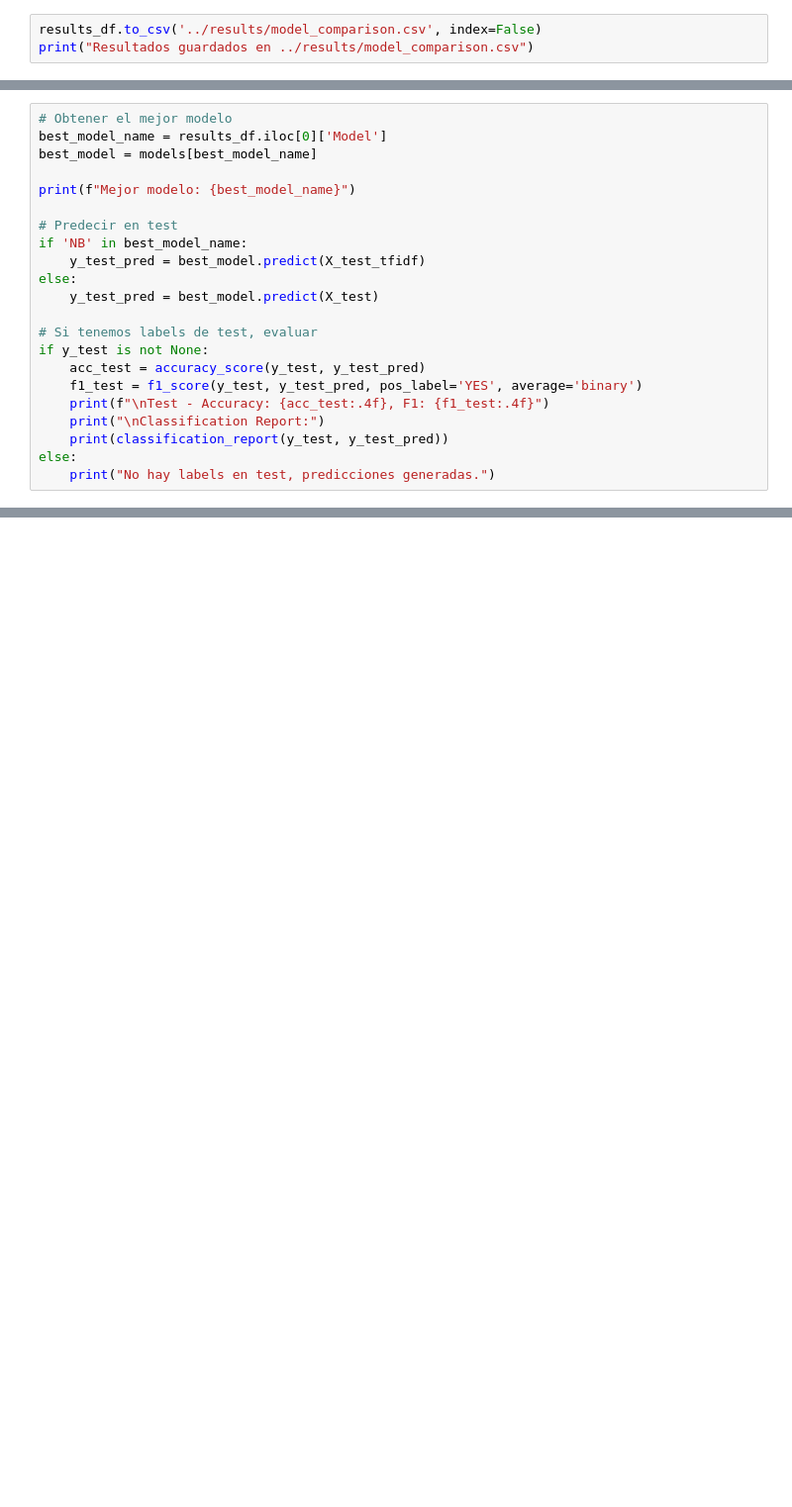
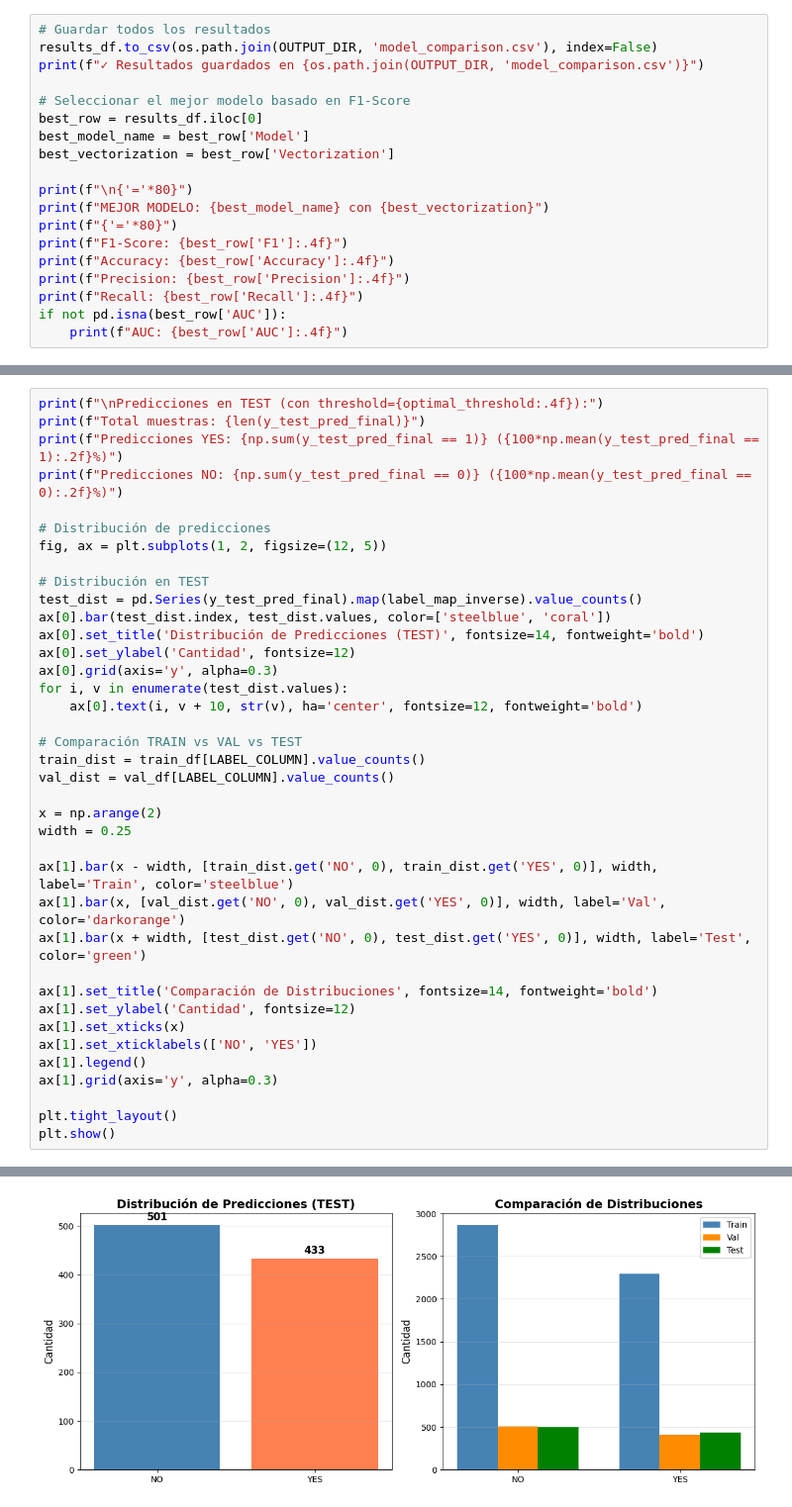
Before and after one commit to STOSKR/Master-IA-ALC, a Jupyter notebook: lab1/notebooks/03_model_comparison.ipynb, the cells around one changed output, grey strips where cells are left out. Shown at 99% size. Saved outputs shown, nothing was run; the diff lists cells and outputs as text; blank space fills up the shorter version.

```diff
--- a/lab1/notebooks/03_model_comparison.ipynb
+++ b/lab1/notebooks/03_model_comparison.ipynb
@@ -231,3 +585,19 @@ plt.show()
 # %%
-results_df.to_csv('../results/model_comparison.csv', index=False)
-print("Resultados guardados en ../results/model_comparison.csv")
+# Guardar todos los resultados
+results_df.to_csv(os.path.join(OUTPUT_DIR, 'model_comparison.csv'), index=False)
+print(f"✓ Resultados guardados en {os.path.join(OUTPUT_DIR, 'model_comparison.csv')}")
+
+# Seleccionar el mejor modelo basado en F1-Score
+best_row = results_df.iloc[0]
+best_model_name = best_row['Model']
+best_vectorization = best_row['Vectorization']
+
+print(f"\n{'='*80}")
+print(f"MEJOR MODELO: {best_model_name} con {best_vectorization}")
+print(f"{'='*80}")
+print(f"F1-Score: {best_row['F1']:.4f}")
+print(f"Accuracy: {best_row['Accuracy']:.4f}")
+print(f"Precision: {best_row['Precision']:.4f}")
+print(f"Recall: {best_row['Recall']:.4f}")
+if not pd.isna(best_row['AUC']):
+    print(f"AUC: {best_row['AUC']:.4f}")
@@ -236,22 +839,39 @@ print("Resultados guardados en ../results/model_comparison.csv")
 # %%
-# Obtener el mejor modelo
-best_model_name = results_df.iloc[0]['Model']
-best_model = models[best_model_name]
+print(f"\nPredicciones en TEST (con threshold={optimal_threshold:.4f}):")
+print(f"Total muestras: {len(y_test_pred_final)}")
+print(f"Predicciones YES: {np.sum(y_test_pred_final == 1)} ({100*np.mean(y_test_pred_final == 1):.2f}%)")
+print(f"Predicciones NO: {np.sum(y_test_pred_final == 0)} ({100*np.mean(y_test_pred_final == 0):.2f}%)")
 
-print(f"Mejor modelo: {best_model_name}")
+# Distribución de predicciones
+fig, ax = plt.subplots(1, 2, figsize=(12, 5))
 
-# Predecir en test
-if 'NB' in best_model_name:
-    y_test_pred = best_model.predict(X_test_tfidf)
-else:
-    y_test_pred = best_model.predict(X_test)
+# Distribución en TEST
+test_dist = pd.Series(y_test_pred_final).map(label_map_inverse).value_counts()
+ax[0].bar(test_dist.index, test_dist.values, color=['steelblue', 'coral'])
+ax[0].set_title('Distribución de Predicciones (TEST)', fontsize=14, fontweight='bold')
+ax[0].set_ylabel('Cantidad', fontsize=12)
+ax[0].grid(axis='y', alpha=0.3)
+for i, v in enumerate(test_dist.values):
+    ax[0].text(i, v + 10, str(v), ha='center', fontsize=12, fontweight='bold')
 
-# Si tenemos labels de test, evaluar
-if y_test is not None:
-    acc_test = accuracy_score(y_test, y_test_pred)
-    f1_test = f1_score(y_test, y_test_pred, pos_label='YES', average='binary')
-    print(f"\nTest - Accuracy: {acc_test:.4f}, F1: {f1_test:.4f}")
-    print("\nClassification Report:")
-    print(classification_report(y_test, y_test_pred))
-else:
-    print("No hay labels en test, predicciones generadas.")
+# Comparación TRAIN vs VAL vs TEST
+train_dist = train_df[LABEL_COLUMN].value_counts()
+val_dist = val_df[LABEL_COLUMN].value_counts()
+
+x = np.arange(2)
+width = 0.25
+
+ax[1].bar(x - width, [train_dist.get('NO', 0), train_dist.get('YES', 0)], width, label='Train', color='steelblue')
+ax[1].bar(x, [val_dist.get('NO', 0), val_dist.get('YES', 0)], width, label='Val', color='darkorange')
+ax[1].bar(x + width, [test_dist.get('NO', 0), test_dist.get('YES', 0)], width, label='Test', color='green')
+
+ax[1].set_title('Comparación de Distribuciones', fontsize=14, fontweight='bold')
+ax[1].set_ylabel('Cantidad', fontsize=12)
+ax[1].set_xticks(x)
+ax[1].set_xticklabels(['NO', 'YES'])
+ax[1].legend()
+ax[1].grid(axis='y', alpha=0.3)
+
+plt.tight_layout()
+plt.show()
+# %% [output]
@@ -257,0 +882 @@ else:
+[figure, added]
```
Also changed, not shown: parts of 46 cells of this notebook, 9 other files.
